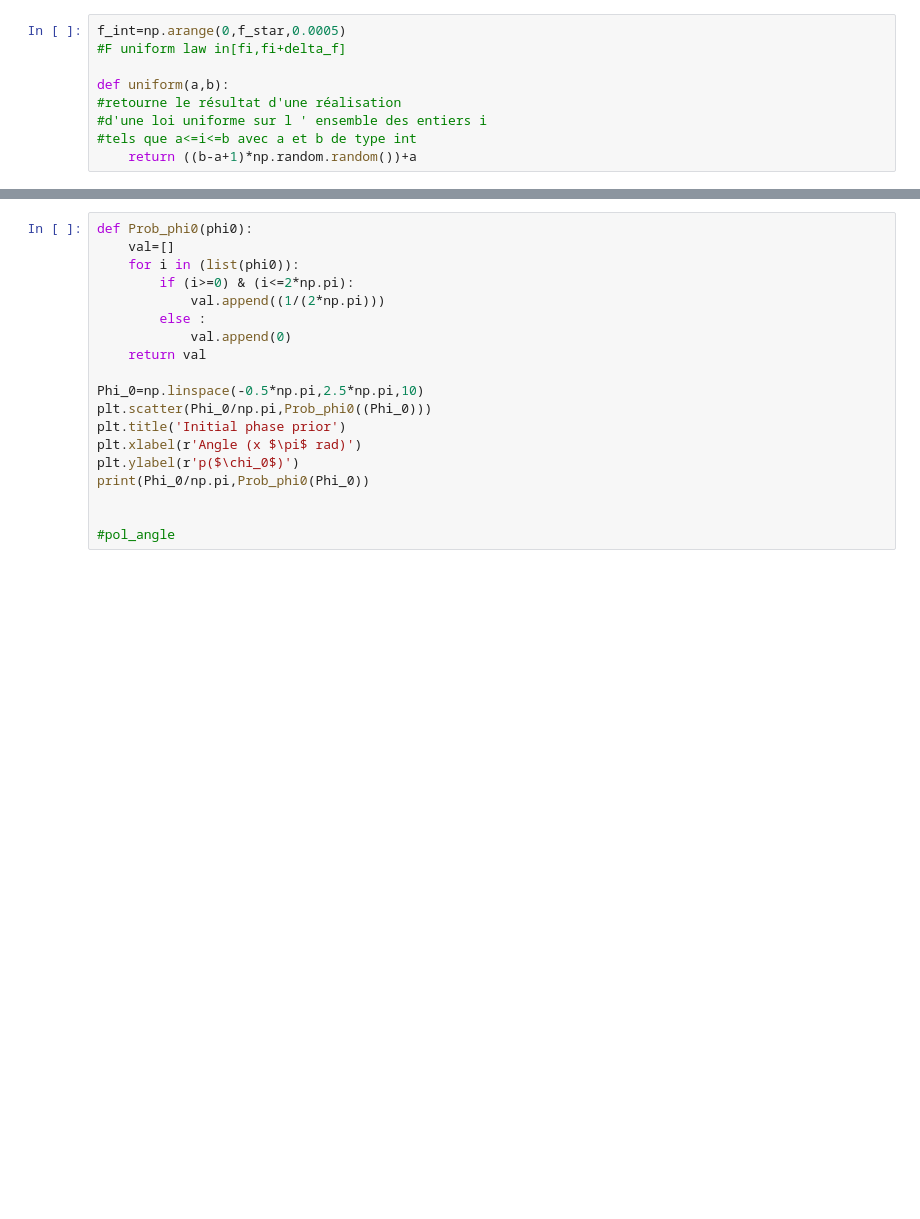
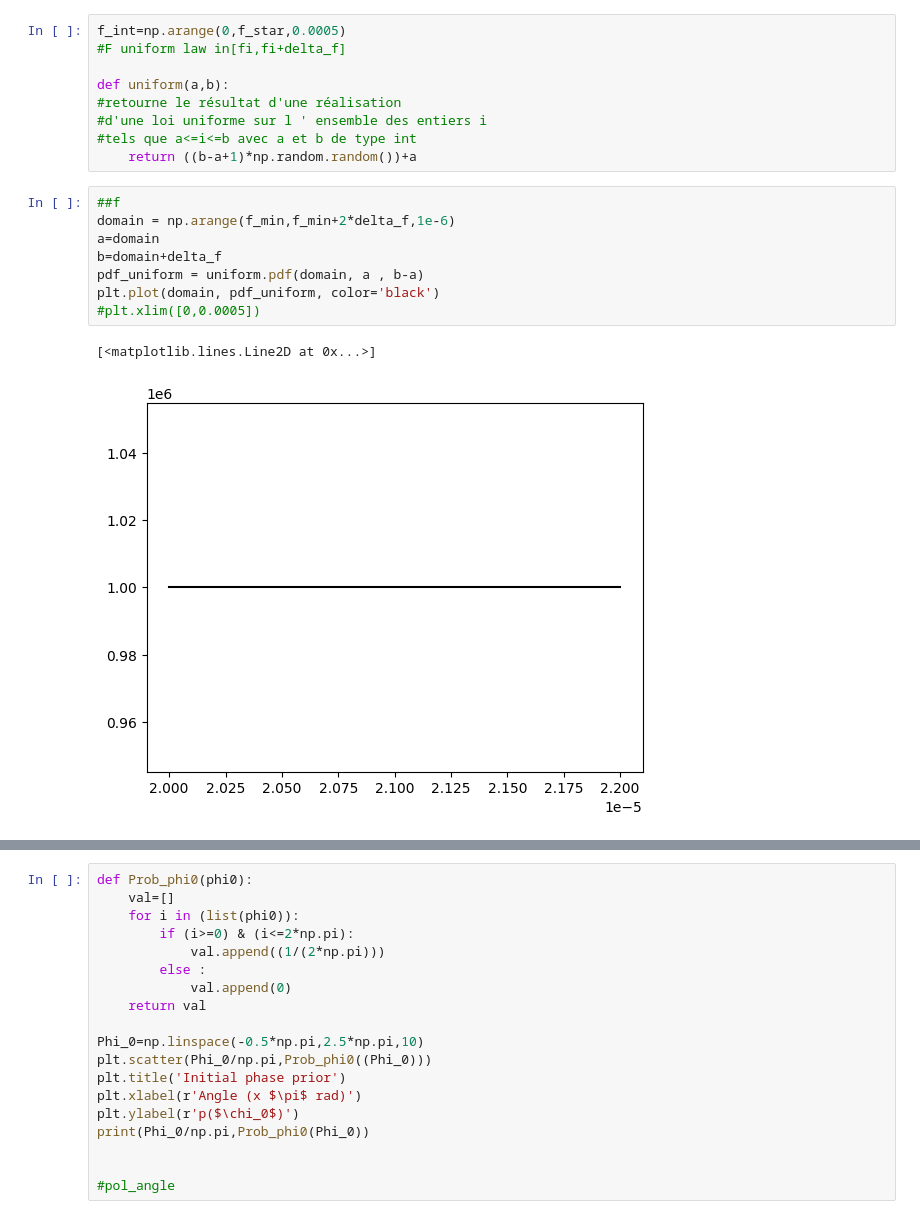
Before and after one commit to deborahDOR/Priors, a Jupyter notebook: UCBUniform_Priors.ipynb, the cells around one changed output, grey strips where cells are left out. Saved outputs shown, nothing was run; the diff lists cells and outputs as text; blank space fills up the shorter version.

```diff
--- a/UCBUniform_Priors.ipynb
+++ b/UCBUniform_Priors.ipynb
@@ -39,5 +33,16 @@ def uniform(a,b):
 #d'une loi uniforme sur l ' ensemble des entiers i
 #tels que a<=i<=b avec a et b de type int
     return ((b-a+1)*np.random.random())+a
+# %%
+##f
+domain = np.arange(f_min,f_min+2*delta_f,1e-6)
+a=domain
+b=domain+delta_f
+pdf_uniform = uniform.pdf(domain, a , b-a)
+plt.plot(domain, pdf_uniform, color='black')
+#plt.xlim([0,0.0005])
+# %% [output]
+[<matplotlib.lines.Line2D at 0x...>]
+[figure, added]
 # %%
 ##f_der
```
Also changed, not shown: parts of 7 cells of this notebook, 1 other file.
